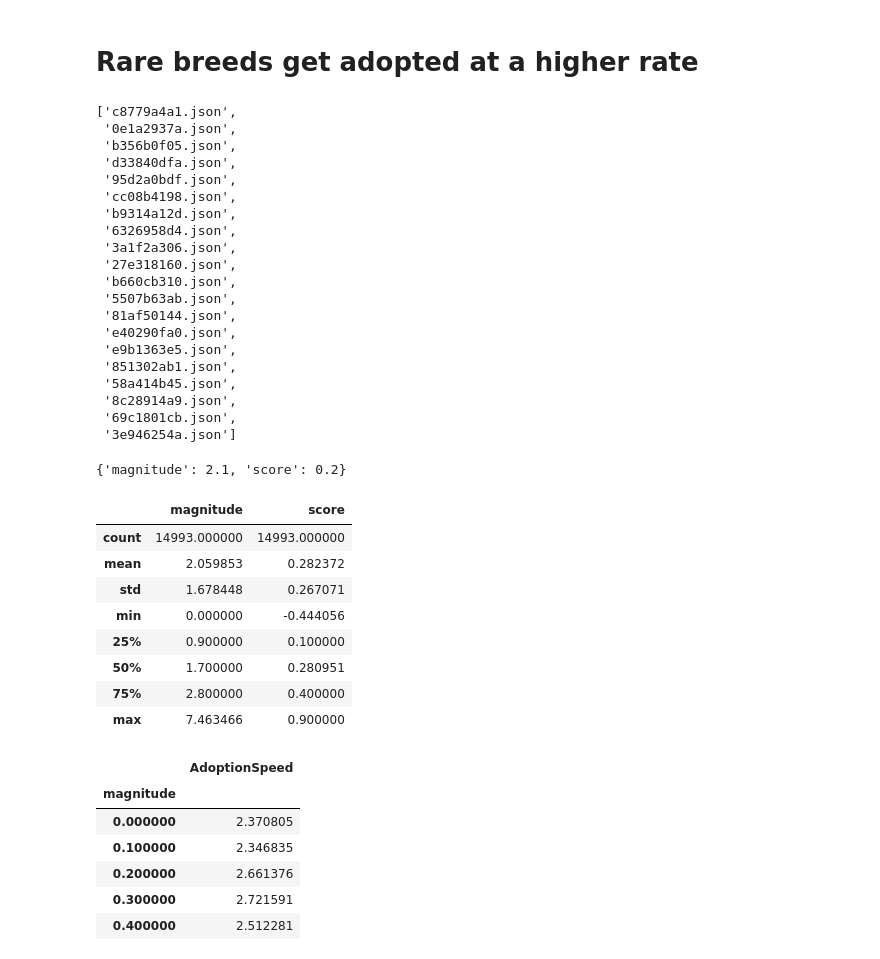
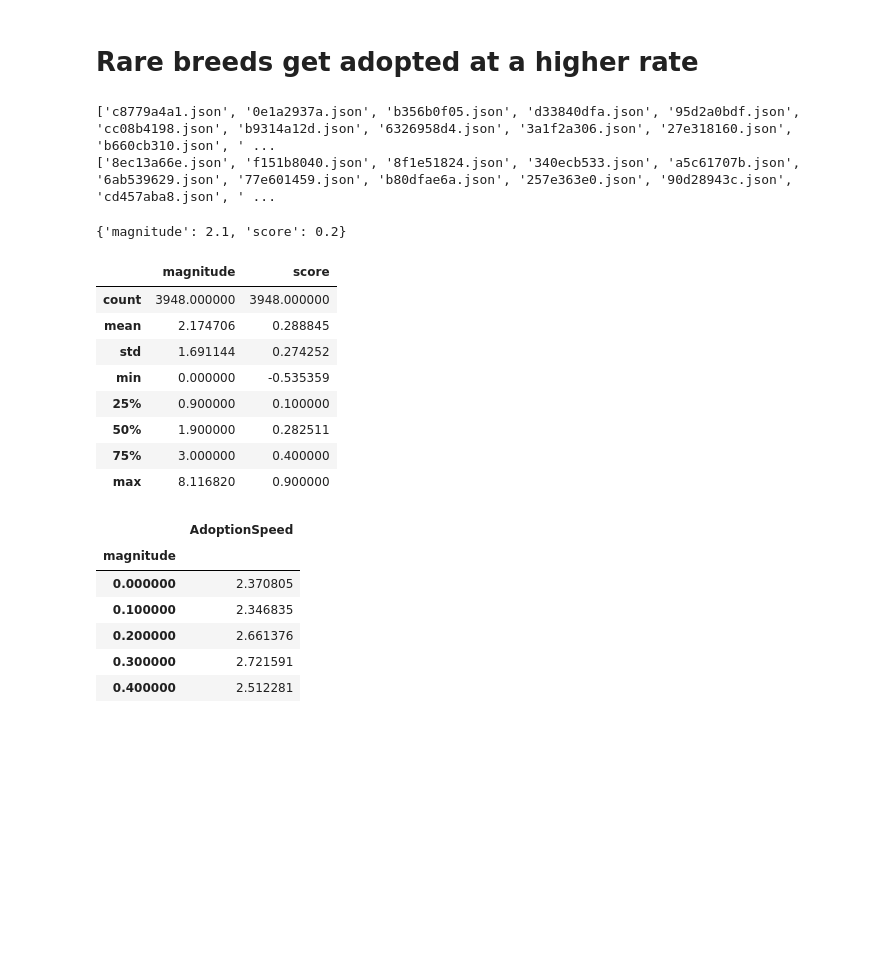
Before and after one commit to jasonnguyen3697/Adoption_prediction, a Jupyter notebook: Kernel.ipynb, the cells around one changed output. Saved outputs shown, nothing was run; the diff lists cells and outputs as text; code cells hidden in the pictures; blank space fills up the shorter version.

```diff
--- a/Kernel.ipynb
+++ b/Kernel.ipynb
@@ -303,77 +304,66 @@ train.loc[train['Rare']==1, 'Rare'].count()
 3888
 # %% [markdown]
 # Rare breeds get adopted at a higher rate
-# %%
-fileList = os.listdir('train_sentiment')
-fileList[:20]
-# %% [output]
-['c8779a4a1.json',
- '0e1a2937a.json',
- 'b356b0f05.json',
- 'd33840dfa.json',
- '95d2a0bdf.json',
- 'cc08b4198.json',
- 'b9314a12d.json',
- '6326958d4.json',
- '3a1f2a306.json',
- '27e318160.json',
- 'b660cb310.json',
- '5507b63ab.json',
- '81af50144.json',
- 'e40290fa0.json',
- 'e9b1363e5.json',
- '851302ab1.json',
- '58a414b45.json',
- '8c28914a9.json',
- '69c1801cb.json',
- '3e946254a.json']
+# %%
+fileListTrain = os.listdir('train_sentiment')
+print(fileListTrain[:20])
+fileListTest = os.listdir('test_sentiment')
+print(fileListTest[:20])
+# %% [output]
+['c8779a4a1.json', '0e1a2937a.json', 'b356b0f05.json', 'd33840dfa.json', '95d2a0bdf.json', 'cc08b4198.json', 'b9314a12d.json', '6326958d4.json', '3a1f2a306.json', '27e318160.json', 'b660cb310.json', ' ...
+['8ec13a66e.json', 'f151b8040.json', '8f1e51824.json', '340ecb533.json', 'a5c61707b.json', '6ab539629.json', '77e601459.json', 'b80dfae6a.json', '257e363e0.json', '90d28943c.json', 'cd457aba8.json', ' ...
 # %%
-fileOpen = open('train_sentiment/' + fileList[0])
-jsonData = json.load(fileOpen)
-print(jsonData['documentSentiment'])
-fileOpen.close()
+fileOpenTrain = open('train_sentiment/' + fileListTrain[0])
+jsonDataTrain = json.load(fileOpenTrain)
+print(jsonDataTrain['documentSentiment'])
+fileOpenTrain.close()
 # %% [output]
 {'magnitude': 2.1, 'score': 0.2}
 # %%
 data['magnitude'] = np.nan
 data['score'] = np.nan
 
-score = []
-magnitude = []
-
-for file in fileList:
+for file in fileListTrain:
     # open each file and get their magnitude and scores
-    fileOpen = open('train_sentiment/' + file)
-    jsonData = json.load(fileOpen)['documentSentiment']
+    fileOpenTrain = open('train_sentiment/' + file)
+    jsonData = json.load(fileOpenTrain)['documentSentiment']
     data.loc[data['PetID']==file.split('.')[0], 'magnitude'] = jsonData['magnitude']
     data.loc[data['PetID']==file.split('.')[0], 'score'] = jsonData['score']
-    fileOpen.close()
+    fileOpenTrain.close()
+
+for file in fileListTest:
+    # open each file and get their magnitude and scores
+    fileOpenTest = open('test_sentiment/' + file)
+    jsonData = json.load(fileOpenTest)['documentSentiment']
+    data.loc[data['PetID']==file.split('.')[0], 'magnitude'] = jsonData['magnitude']
+    data.loc[data['PetID']==file.split('.')[0], 'score'] = jsonData['score']
+    fileOpenTest.close()
 
 data['magnitude'].fillna(data['magnitude'].mean(), inplace=True)
 data['score'].fillna(data['score'].mean(), inplace=True)
 
 meanMag = data['magnitude'].mean()
 stdMag = data['magnitude'].std()
 
 meanSco = data['score'].mean()
 stdSco = data['score'].std()
 
 data.loc[data['magnitude'] > (meanMag+3*stdMag), 'magnitude'] = meanMag + 3*stdMag
 data.loc[data['score'] < (meanSco-3*stdSco) , 'score'] = meanSco - 3*stdSco
 
 train[['magnitude', 'score']] = data[['magnitude', 'score']][:lenTrain]
 test[['magnitude', 'score']] = data[['magnitude', 'score']][lenTrain:]
-train[['magnitude', 'score']].describe()
+test[['magnitude', 'score']].describe()
 # %% [output]
 |  | magnitude | score |
-| count | 14993.000000 | 14993.000000 |
-| mean | 2.059853 | 0.282372 |
-| std | 1.678448 | 0.267071 |
-| min | 0.000000 | -0.444056 |
+| count | 3948.000000 | 3948.000000 |
+| mean | 2.174706 | 0.288845 |
+| std | 1.691144 | 0.274252 |
+| min | 0.000000 | -0.535359 |
 | 25% | 0.900000 | 0.100000 |
-| 50% | 1.700000 | 0.280951 |
-| 75% | 2.800000 | 0.400000 |
-| max | 7.463466 | 0.900000 |
+| 50% | 1.900000 | 0.282511 |
+| 75% | 3.000000 | 0.400000 |
+| max | 8.116820 | 0.900000 |
 # %%
 data[['AdoptionSpeed', 'magnitude']].groupby('magnitude').mean()
 # %% [output]
```
Also changed, not shown: parts of 27 cells of this notebook.
